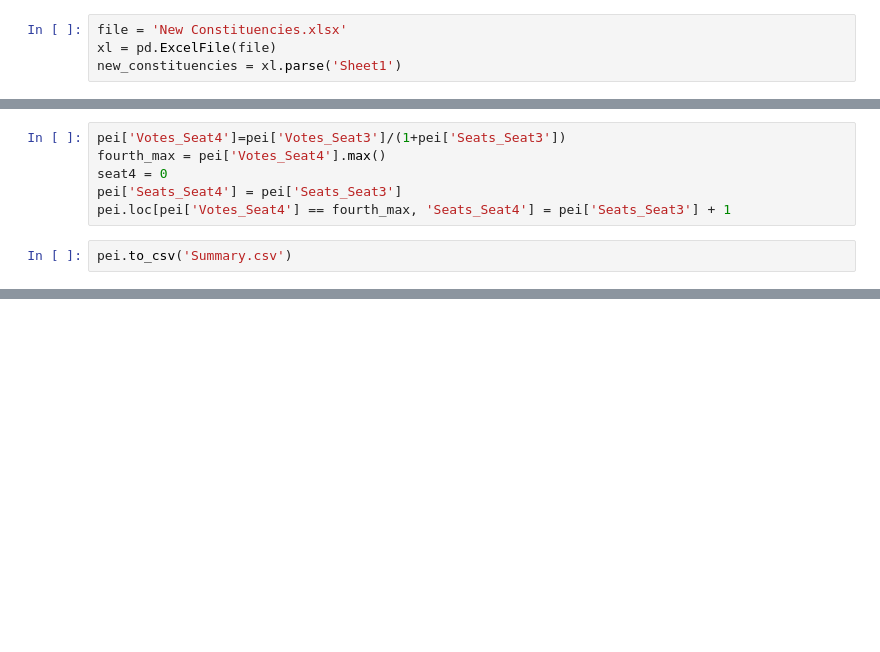
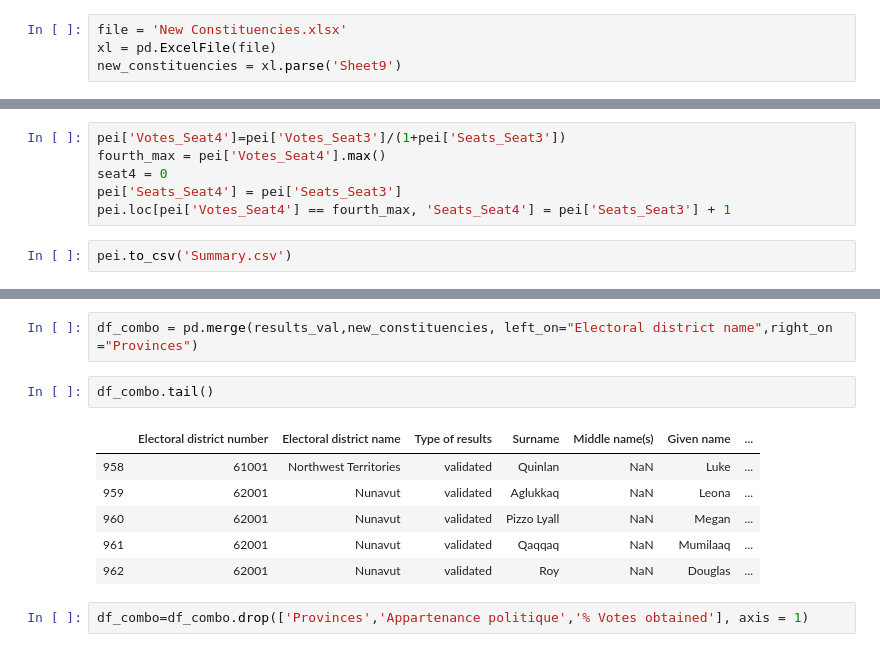
Before and after one commit to Bablibap/Additional-Projects, a Jupyter notebook: Summary.ipynb, the cells around one changed output, grey strips where cells are left out. Cells and saved outputs as stored; diff of their text form; blank space fills up the shorter version.

```diff
--- a/Summary.ipynb
+++ b/Summary.ipynb
@@ -12,7 +12,7 @@ Read the New constituencies file which is an excel file
 # %%
 file = 'New Constituencies.xlsx'
 xl = pd.ExcelFile(file)
-new_constituencies = xl.parse('Sheet1')
+new_constituencies = xl.parse('Sheet9')
 # %% [markdown]
 Separate the "Validated" and "Preliminary" election results into two separate datasets. For this project, we will only use the Validated election results
 # %%
@@ -81,0 +93,13 @@ pei.to_csv('Summary.csv')
+# %%
+df_combo = pd.merge(results_val,new_constituencies, left_on="Electoral district name",right_on ="Provinces")
+# %%
+df_combo.tail()
+# %% [output]
+|  | Electoral district number | Electoral district name | Type of results | Surname | Middle name(s) | Given name | ... |
+| 958 | 61001 | Northwest Territories | validated | Quinlan | NaN | Luke | ... |
+| 959 | 62001 | Nunavut | validated | Aglukkaq | NaN | Leona | ... |
+| 960 | 62001 | Nunavut | validated | Pizzo Lyall | NaN | Megan | ... |
+| 961 | 62001 | Nunavut | validated | Qaqqaq | NaN | Mumilaaq | ... |
+| 962 | 62001 | Nunavut | validated | Roy | NaN | Douglas | ... |
+# %%
+df_combo=df_combo.drop(['Provinces','Appartenance politique','% Votes obtained'], axis = 1)
```
Also changed, not shown: parts of 27 cells of this notebook.
